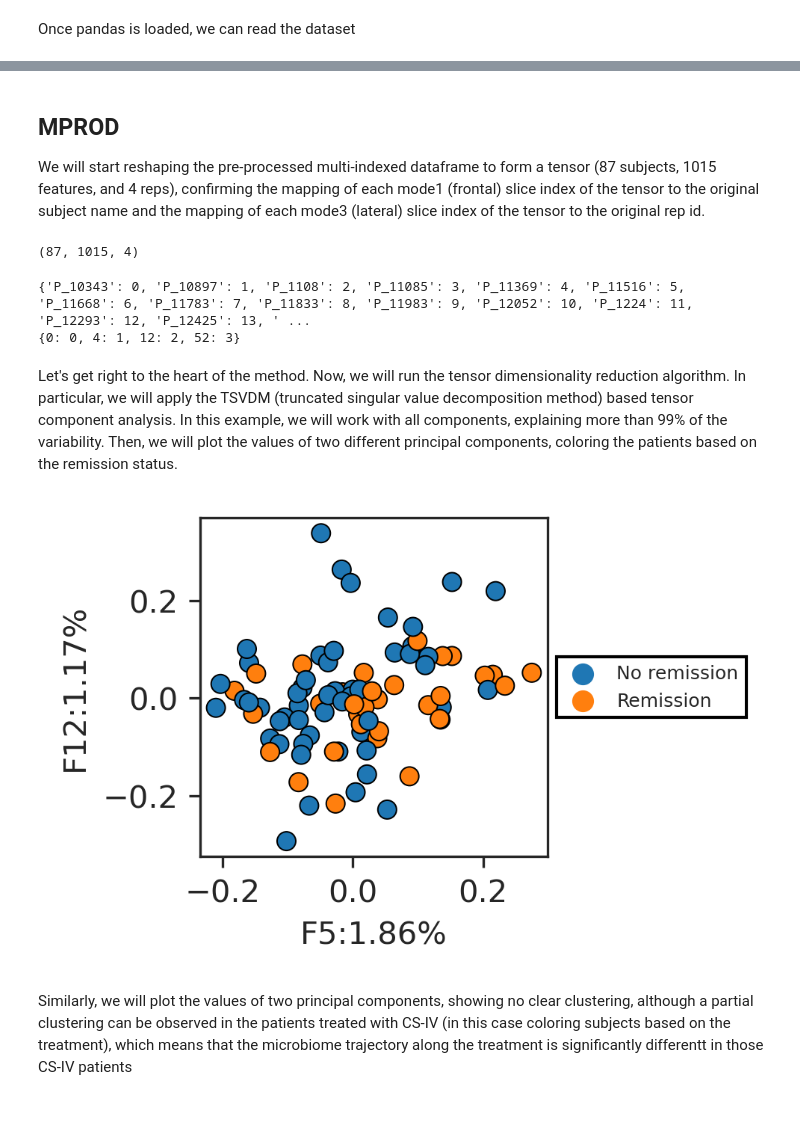
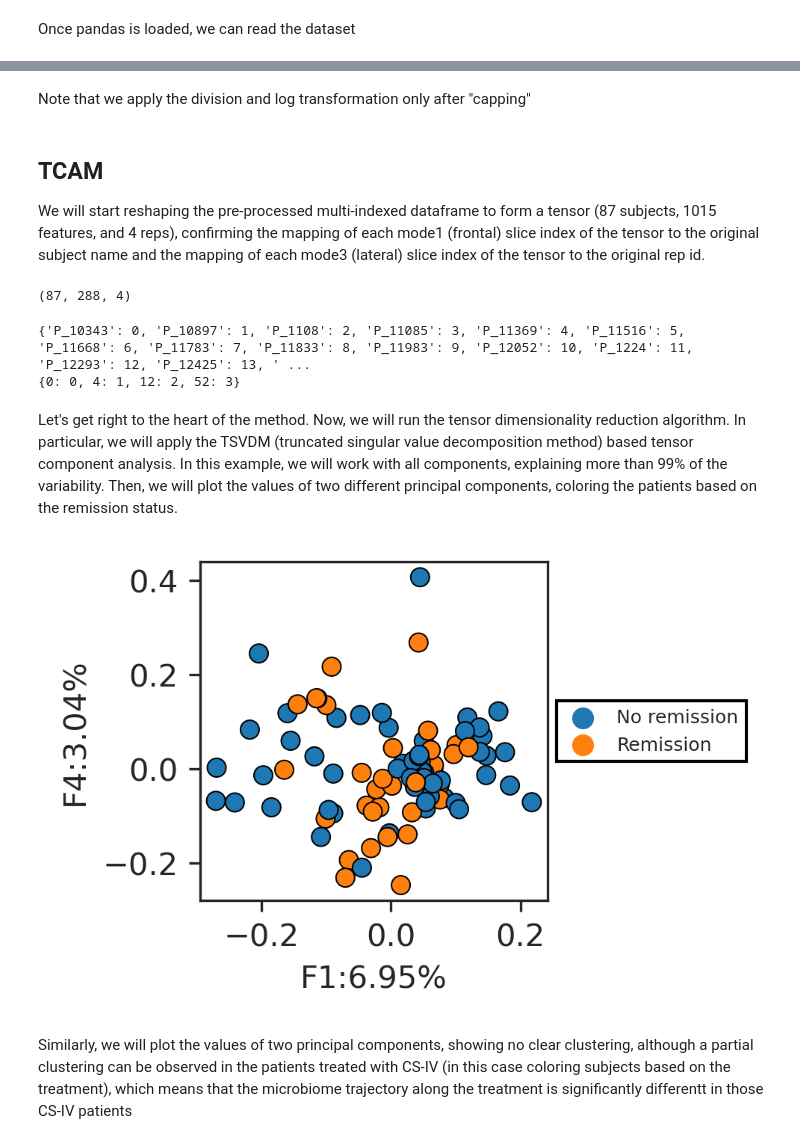
Before and after one commit to UriaMorP/mprod_package, a Jupyter notebook: docs/examples/Schirmer2018.ipynb, the cells around one changed output, grey strips where cells are left out. Drawn from its saved outputs; the diff is of its cells as text; code cells hidden in the pictures; blank space fills up the shorter version.

```diff
--- a/docs/examples/Schirmer2018.ipynb
+++ b/docs/examples/Schirmer2018.ipynb
@@ -63,0 +32,16 @@ display(meta.head())
+# %%
+file_path = "https://raw.githubusercontent.com/UriaMorP/tcam_analysis_notebooks/main/Schirmer2018/Schirmer2018.tsv"
+data_raw = pd.read_csv(file_path, index_col=[0,1], sep="\t"
+                       , dtype={'Week':int})
+
+meta_path = "https://raw.githubusercontent.com/UriaMorP/tcam_analysis_notebooks/main/Schirmer2018/metadata_Schirmer2018.tsv"
+meta = pd.read_csv(meta_path, index_col=[0], sep="\t")
+
+display_markdown("Data table:", raw=True)
+display(data_raw.head())
+display_markdown("Inspection of row (sample) sums in the data", raw=True)
+display(data_raw.sum(axis=1).head())
+
+display(meta.head())
+
+data_ra = data_raw.div(data_raw.sum(axis=1), axis=0) # make sure the data is of relative abundance
@@ -97,0 +86,13 @@ display(data_normalized.head())
+# %%
+data = 100 * data_ra.copy()
+print(data.shape)
+cap_val = 1.5
+data[data < cap_val] = cap_val
+data = data.loc[:,data.max()> cap_val ] # remove "zero" features
+print(data.shape)
+data = data.div(data.sum(axis=1), axis=0)
+
+data_normalized = data.groupby(level = 'SubjectID')\
+                    .apply(lambda x:np.log2( x/x.query("Week == 0").mean() ))
+
+display(data_normalized.head())
@@ -98,5 +110,7 @@ display(data_normalized.head())
+# %% [markdown]
+Note that we apply the division and log transformation only after "capping"
 # %% [markdown]
-## MPROD
+## TCAM
 
 We will start reshaping the pre-processed multi-indexed dataframe to form a tensor (87 subjects, 1015 features, and 4 reps), confirming the mapping of each mode1 (frontal) slice index of the tensor to the original subject name and the mapping of each mode3 (lateral) slice index of the tensor to the original rep id.
 # %%
@@ -107,7 +121,7 @@ display(tensor_data.shape)
 print(mode1_map)
 print(mode3_map)
 # %% [output]
-(87, 1015, 4)
+(87, 288, 4)
 {'P_10343': 0, 'P_10897': 1, 'P_1108': 2, 'P_11085': 3, 'P_11369': 4, 'P_11516': 5, 'P_11668': 6, 'P_11783': 7, 'P_11833': 8, 'P_11983': 9, 'P_12052': 10, 'P_1224': 11, 'P_12293': 12, 'P_12425': 13, ' ...
 {0: 0, 4: 1, 12: 2, 52: 3}
 # %% [markdown]
@@ -116,30 +130,30 @@ Then, we will plot the values of two different principal components, coloring th
 # %%
 tcam = TCAM(n_components=None)    # will produce minimal number of components such that
                                 # total explained var > 99%
 
 transformed_data = tcam.fit_transform(tensor_data)
 
 df_tca = pd.DataFrame(transformed_data).rename(index = mode1_reverse_map)
 
 
 rounded_expvar = np.round(100*tcam.explained_variance_ratio_,2)
 
 df_tca.columns = [f'F{i}:{val}%' for i,val in enumerate(rounded_expvar, start = 1)]
 
 df_plot = meta.merge(df_tca, left_on = 'SubjectID', right_index=True)
 
-f1 = df_tca.columns[4]
-f2 = df_tca.columns[11]
+f1 = df_tca.columns[0]
+f2 = df_tca.columns[3]
 
 fig, ax = plt.subplots(figsize = [2,2], dpi = 300)
 
 sns.scatterplot(data = df_plot, x = f1, y = f2 , hue='Remission', ax = ax, edgecolor = 'k', linewidths=.1)
 
 ax.legend(loc='center left', fontsize = 6, fancybox = False, framealpha = 1, edgecolor = 'k', bbox_to_anchor=(1, 0.5))
 
 plt.show()
 # %% [output]
-[figure, old version]
+[figure, new version]
 # %% [markdown]
 Similarly, we will plot the values of two principal components, showing no clear clustering, although a partial clustering can be observed in the patients treated with CS-IV (in this case coloring subjects based on the treatment), which means that the microbiome trajectory along the treatment is significantly differentt in those CS-IV patients
 # %%
```
Also changed, not shown: parts of 13 cells of this notebook, 11 other files.
